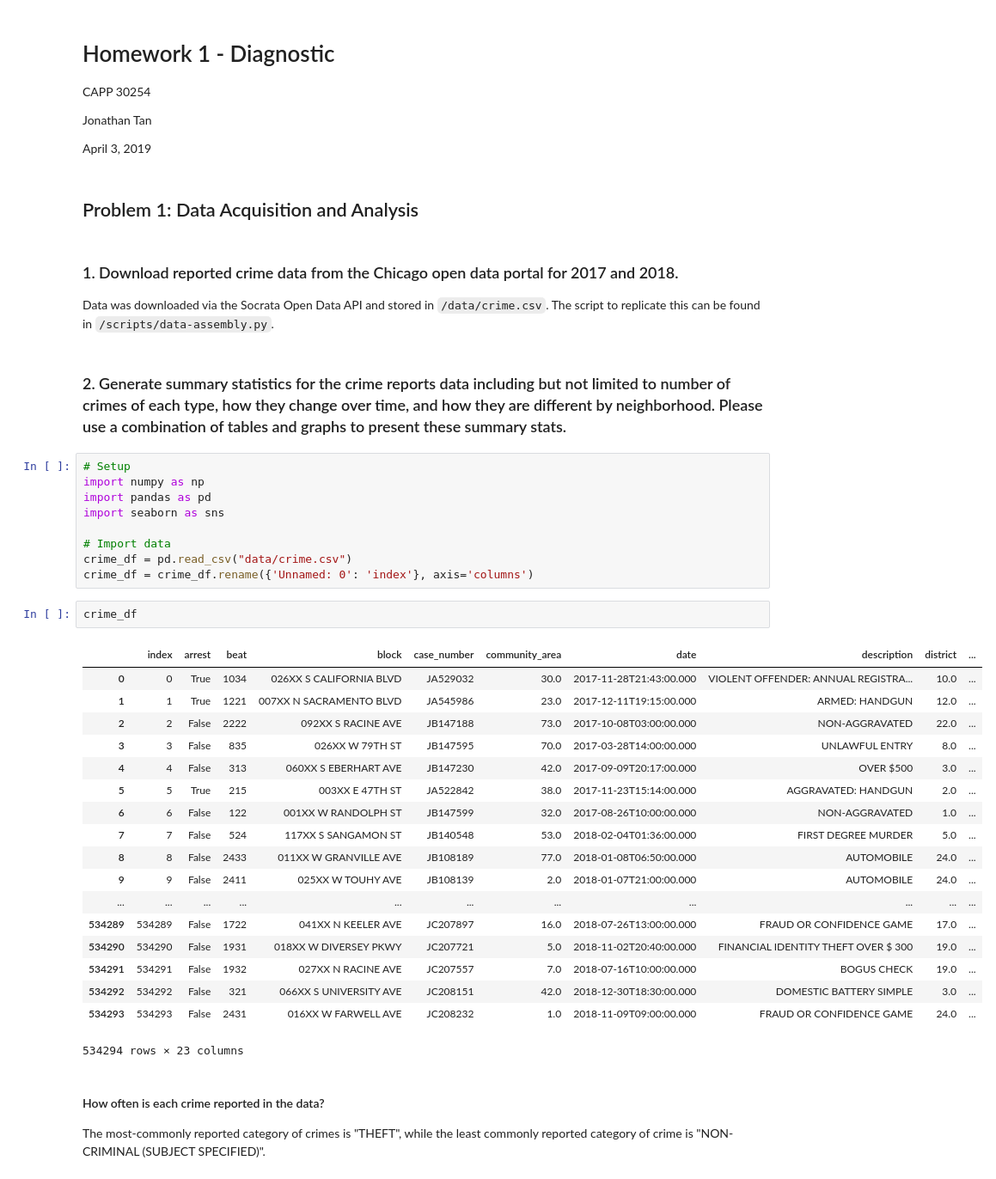
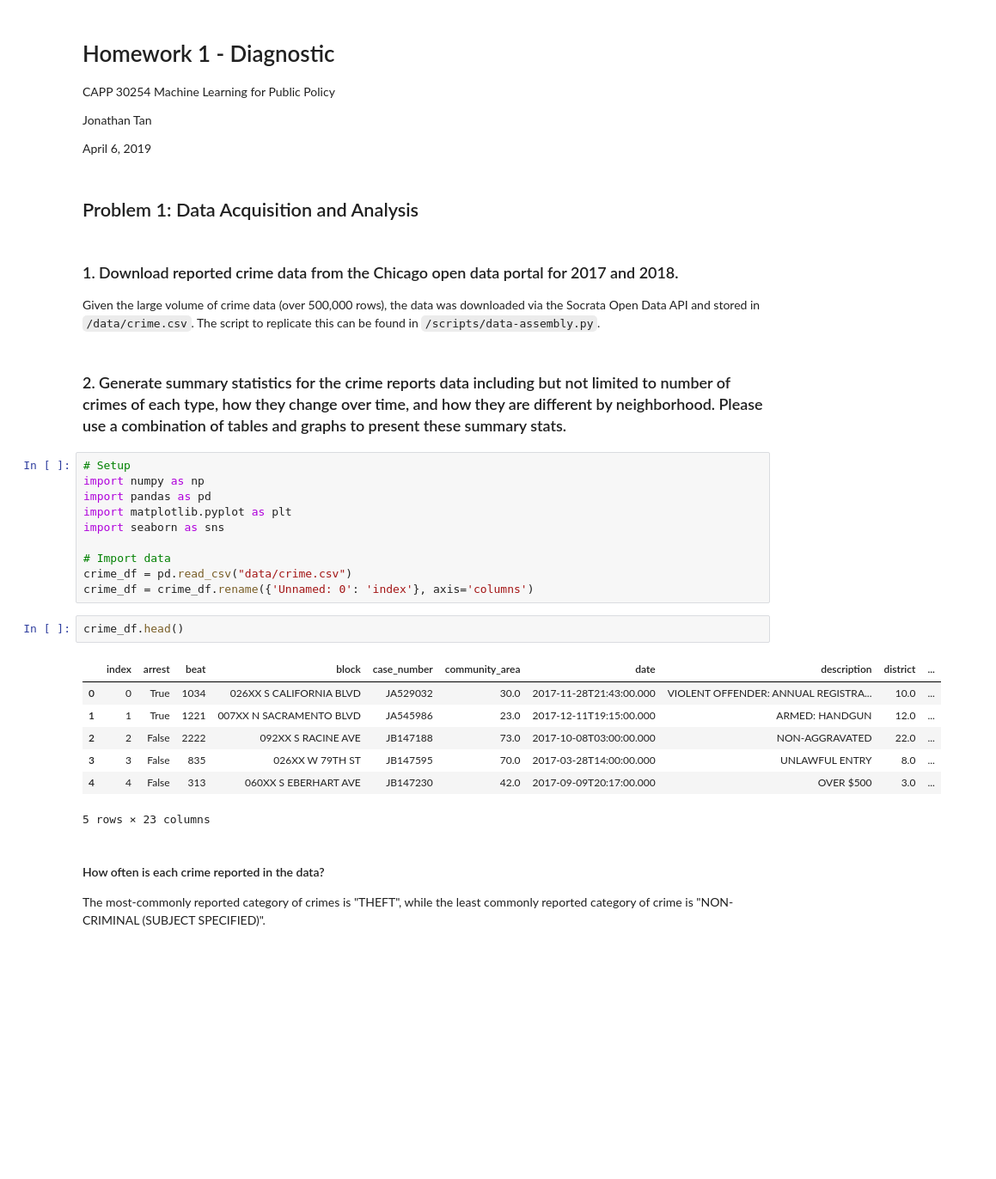
Before and after one commit to jtanwk/capp30254, a Jupyter notebook: HW1/Homework 1.ipynb, the cells around one changed output. Shown at 86% size. Saved outputs shown, nothing was run; the diff lists cells and outputs as text; blank space fills up the shorter version.

```diff
--- a/HW1/Homework 1.ipynb
+++ b/HW1/Homework 1.ipynb
@@ -1,49 +1,39 @@
 # %% [markdown]
 # Homework 1 - Diagnostic
 
-CAPP 30254
+CAPP 30254 Machine Learning for Public Policy
 
 Jonathan Tan
 
-April 3, 2019
+April 6, 2019
 # %% [markdown]
 ## Problem 1: Data Acquisition and Analysis
 # %% [markdown]
 ### 1. Download reported crime data from the Chicago open data portal for 2017 and 2018.
 
-Data was downloaded via the Socrata Open Data API and stored in `/data/crime.csv`. The script to replicate this can be found in `/scripts/data-assembly.py`.
+Given the large volume of crime data (over 500,000 rows), the data was downloaded via the Socrata Open Data API and stored in `/data/crime.csv`. The script to replicate this can be found in `/scripts/data-assembly.py`.
 # %% [markdown]
 ### 2. Generate summary statistics for the crime reports data including but not limited to number of crimes of each type, how they change over time, and how they are different by neighborhood. Please use a combination of tables and graphs to present these summary stats.
 # %%
 # Setup
 import numpy as np
 import pandas as pd
+import matplotlib.pyplot as plt
 import seaborn as sns
 
 # Import data
 crime_df = pd.read_csv("data/crime.csv")
 crime_df = crime_df.rename({'Unnamed: 0': 'index'}, axis='columns')
 # %%
-crime_df
+crime_df.head()
 # %% [output]
 |  | index | arrest | beat | block | case_number | community_area | date | description | district | ... |
 | 0 | 0 | True | 1034 | 026XX S CALIFORNIA BLVD | JA529032 | 30.0 | 2017-11-28T21:43:00.000 | VIOLENT OFFENDER: ANNUAL REGISTRA... | 10.0 | ... |
 | 1 | 1 | True | 1221 | 007XX N SACRAMENTO BLVD | JA545986 | 23.0 | 2017-12-11T19:15:00.000 | ARMED: HANDGUN | 12.0 | ... |
 | 2 | 2 | False | 2222 | 092XX S RACINE AVE | JB147188 | 73.0 | 2017-10-08T03:00:00.000 | NON-AGGRAVATED | 22.0 | ... |
 | 3 | 3 | False | 835 | 026XX W 79TH ST | JB147595 | 70.0 | 2017-03-28T14:00:00.000 | UNLAWFUL ENTRY | 8.0 | ... |
 | 4 | 4 | False | 313 | 060XX S EBERHART AVE | JB147230 | 42.0 | 2017-09-09T20:17:00.000 | OVER $500 | 3.0 | ... |
-| 5 | 5 | True | 215 | 003XX E 47TH ST | JA522842 | 38.0 | 2017-11-23T15:14:00.000 | AGGRAVATED: HANDGUN | 2.0 | ... |
-| 6 | 6 | False | 122 | 001XX W RANDOLPH ST | JB147599 | 32.0 | 2017-08-26T10:00:00.000 | NON-AGGRAVATED | 1.0 | ... |
-| 7 | 7 | False | 524 | 117XX S SANGAMON ST | JB140548 | 53.0 | 2018-02-04T01:36:00.000 | FIRST DEGREE MURDER | 5.0 | ... |
-| 8 | 8 | False | 2433 | 011XX W GRANVILLE AVE | JB108189 | 77.0 | 2018-01-08T06:50:00.000 | AUTOMOBILE | 24.0 | ... |
-| 9 | 9 | False | 2411 | 025XX W TOUHY AVE | JB108139 | 2.0 | 2018-01-07T21:00:00.000 | AUTOMOBILE | 24.0 | ... |
-| ... | ... | ... | ... | ... | ... | ... | ... | ... | ... | ... |
-| 534289 | 534289 | False | 1722 | 041XX N KEELER AVE | JC207897 | 16.0 | 2018-07-26T13:00:00.000 | FRAUD OR CONFIDENCE GAME | 17.0 | ... |
-| 534290 | 534290 | False | 1931 | 018XX W DIVERSEY PKWY | JC207721 | 5.0 | 2018-11-02T20:40:00.000 | FINANCIAL IDENTITY THEFT OVER $ 300 | 19.0 | ... |
-| 534291 | 534291 | False | 1932 | 027XX N RACINE AVE | JC207557 | 7.0 | 2018-07-16T10:00:00.000 | BOGUS CHECK | 19.0 | ... |
-| 534292 | 534292 | False | 321 | 066XX S UNIVERSITY AVE | JC208151 | 42.0 | 2018-12-30T18:30:00.000 | DOMESTIC BATTERY SIMPLE | 3.0 | ... |
-| 534293 | 534293 | False | 2431 | 016XX W FARWELL AVE | JC208232 | 1.0 | 2018-11-09T09:00:00.000 | FRAUD OR CONFIDENCE GAME | 24.0 | ... |
-534294 rows × 23 columns
+5 rows × 23 columns
 # %% [markdown]
 #### How often is each crime reported in the data?
 
```
Also changed, not shown: parts of 15 cells of this notebook.
